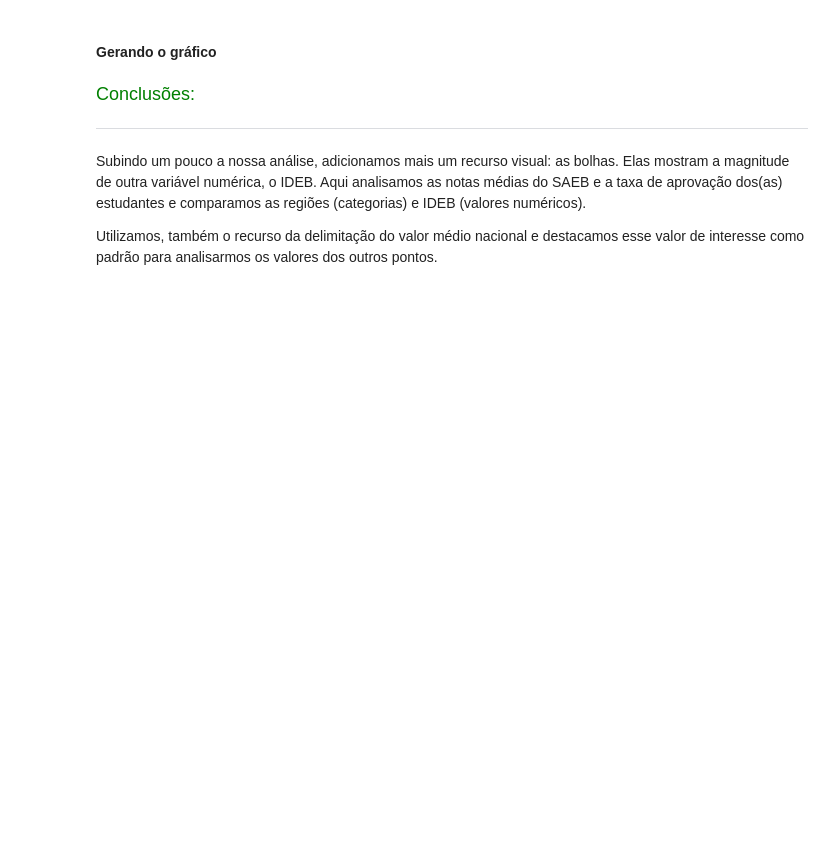
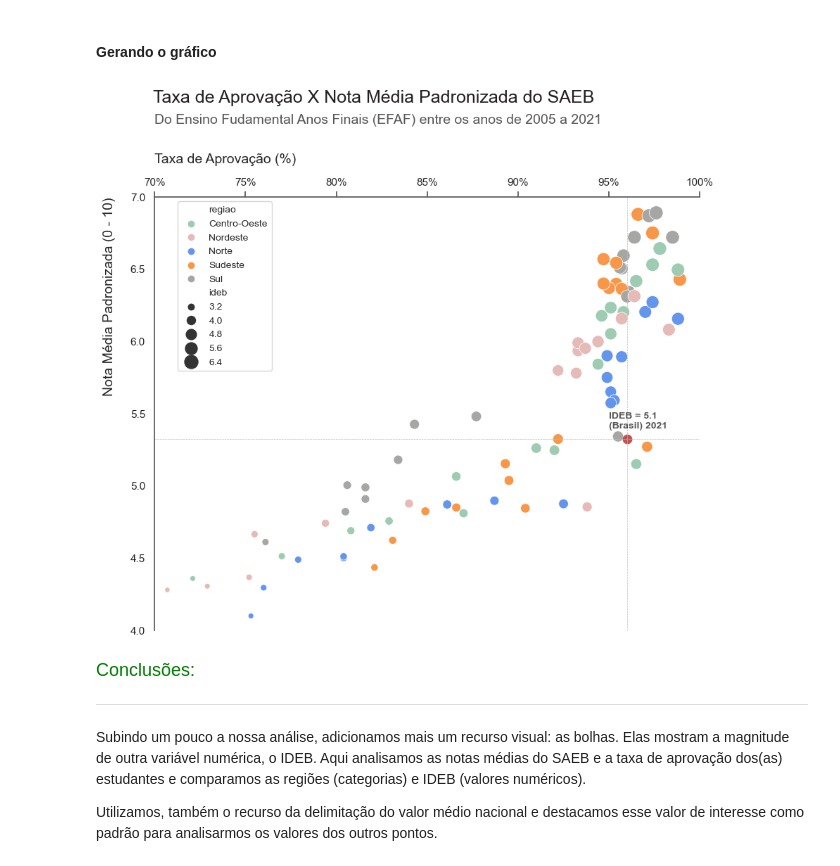
Before and after one commit to ledsouza/dataviz-graficos-composicao-relacionamento, a Jupyter notebook: Projeto.ipynb, the cells around one changed output. Drawn from its saved outputs; the diff is of its cells as text; code cells hidden in the pictures; blank space fills up the shorter version.

```diff
--- a/Projeto.ipynb
+++ b/Projeto.ipynb
@@ -1266,51 +1316,53 @@ ideb_efaf.head()
 # %%
 ## Configurando o gráfico com parâmetros que potencializam a visualização dos dados
 
 # Importando as bibliotecas
 import matplotlib.pyplot as plt
 import seaborn as sns
 import numpy as np
 
 # Área do gráfico e tema da visualização
 fig, ax = plt.subplots(figsize=(10,8))
 
 # Definindo as cores do gráfico
 cores = [VERDE3, VERMELHO2, AZUL3, LARANJA1, CINZA4]
 
 # Gerando o gráfico de bolhas
-...
+ax = sns.scatterplot(data = ideb_efaf, x = "taxa_aprovacao", y = "nota_saeb_media_padronizada", hue = "regiao", size = "ideb", sizes=(10,200), palette = cores)
 
-# # Adicionando o IDEB nacional (Taxa * Nota Padronizada) - https://download.inep.gov.br/institucional/apresentacao_saeb_ideb_2021.pdf
-# ax.scatter([96], [5.32], color=VERMELHO1, s=80)
-# plt.axvline(x=96, color = CINZA5, linestyle='--', linewidth=0.5) # adicionando linhas de referência do IDEB nacional
-# plt.axhline(y=5.32, color = CINZA5, linestyle='--', linewidth=0.5) # adicionando linhas de referência do IDEB nacional
-# ax.text(95, 5.4, 'IDEB = 5.1\n(Brasil) 2021', color=CINZA3, fontsize=10, fontweight='bold')
+# Adicionando o IDEB nacional (Taxa * Nota Padronizada) - https://download.inep.gov.br/institucional/apresentacao_saeb_ideb_2021.pdf
+ax.scatter([96], [5.32], color=VERMELHO1, s=80)
+plt.axvline(x=96, color = CINZA5, linestyle='--', linewidth=0.5) # adicionando linhas de referência do IDEB nacional
+plt.axhline(y=5.32, color = CINZA5, linestyle='--', linewidth=0.5) # adicionando linhas de referência do IDEB nacional
+ax.text(95, 5.4, 'IDEB = 5.1\n(Brasil) 2021', color=CINZA3, fontsize=10, fontweight='bold')
 
-# ## Personalizando o gráfico
-# plt.suptitle('Taxa de Aprovação X Nota Média Padronizada do SAEB', size=18, color=CINZA1, ha = 'right', x = 0.81, y = 1.07)
-# plt.title('Do Ensino Fudamental Anos Finais (EFAF) entre os anos de 2005 a 2021', fontsize=14, color=CINZA3, pad = 30, loc = "left")
-# ax.legend(bbox_to_anchor=(71, 7), fontsize = 10, loc='upper left', bbox_transform=ax.transData)
-# ax.xaxis.set_tick_params(labelsize=11, color = CINZA3)
-# ax.yaxis.set_tick_params(labelsize=11, color = CINZA3)
-# ax.set_xlim(70, 100)
-# ax.set_ylim(4, 7)
+## Personalizando o gráfico
+plt.suptitle('Taxa de Aprovação X Nota Média Padronizada do SAEB', size=18, color=CINZA1, ha = 'right', x = 0.75, y = 1.07)
+plt.title('Do Ensino Fudamental Anos Finais (EFAF) entre os anos de 2005 a 2021', fontsize=14, color=CINZA3, pad = 30, loc = "left")
+ax.legend(bbox_to_anchor=(71, 7), fontsize = 10, loc='upper left', bbox_transform=ax.transData)
+ax.xaxis.set_tick_params(labelsize=11, color = CINZA3)
+ax.yaxis.set_tick_params(labelsize=11, color = CINZA3)
+ax.set_xlim(70, 100)
+ax.set_ylim(4, 7)
 
-# # Propriedades dos eixos x e y
-# xticks = np.arange(70, 105, 5)
-# yticks = np.arange(4, 7.5, 0.5)
-# plt.setp(ax, xticks=xticks, xticklabels=[str(i)+'%' for i in xticks], yticks=yticks)
+# Propriedades dos eixos x e y
+xticks = np.arange(70, 105, 5)
+yticks = np.arange(4, 7.5, 0.5)
+plt.setp(ax, xticks=xticks, xticklabels=[str(i)+'%' for i in xticks], yticks=yticks)
 
-# # Ajustando a aparência dos ticks e tick labels
-# ax.tick_params(top=True, bottom=False, labelbottom=False, labeltop=True)
-# ax.xaxis.set_label_position('top')
-# ax.set_xlabel('Taxa de Aprovação (%)', fontsize = 14, loc="left", labelpad = 15)
-# ax.set_ylabel('Nota Média Padronizada (0 - 10)', fontsize = 14, loc="top", labelpad = 15)
+# Ajustando a aparência dos ticks e tick labels
+ax.tick_params(top=True, bottom=False, labelbottom=False, labeltop=True)
+ax.xaxis.set_label_position('top')
+ax.set_xlabel('Taxa de Aprovação (%)', fontsize = 14, loc="left", labelpad = 15)
+ax.set_ylabel('Nota Média Padronizada (0 - 10)', fontsize = 14, loc="top", labelpad = 15)
 
-# # Removendo bordas da direita e base e alterando as cores da borda esquerda e do topo
-# ax.spines[['right', "bottom"]].set_visible(False)
-# ax.spines[['left', "top"]].set_color(CINZA3)
+# Removendo bordas da direita e base e alterando as cores da borda esquerda e do topo
+ax.spines[['right', "bottom"]].set_visible(False)
+ax.spines[['left', "top"]].set_color(CINZA3)
 
 plt.show()
+# %% [output]
+[figure, added]
 # %% [markdown]
 <font color=green size=4> Conclusões: </font>
 
```
Also changed, not shown: parts of 7 cells of this notebook.
